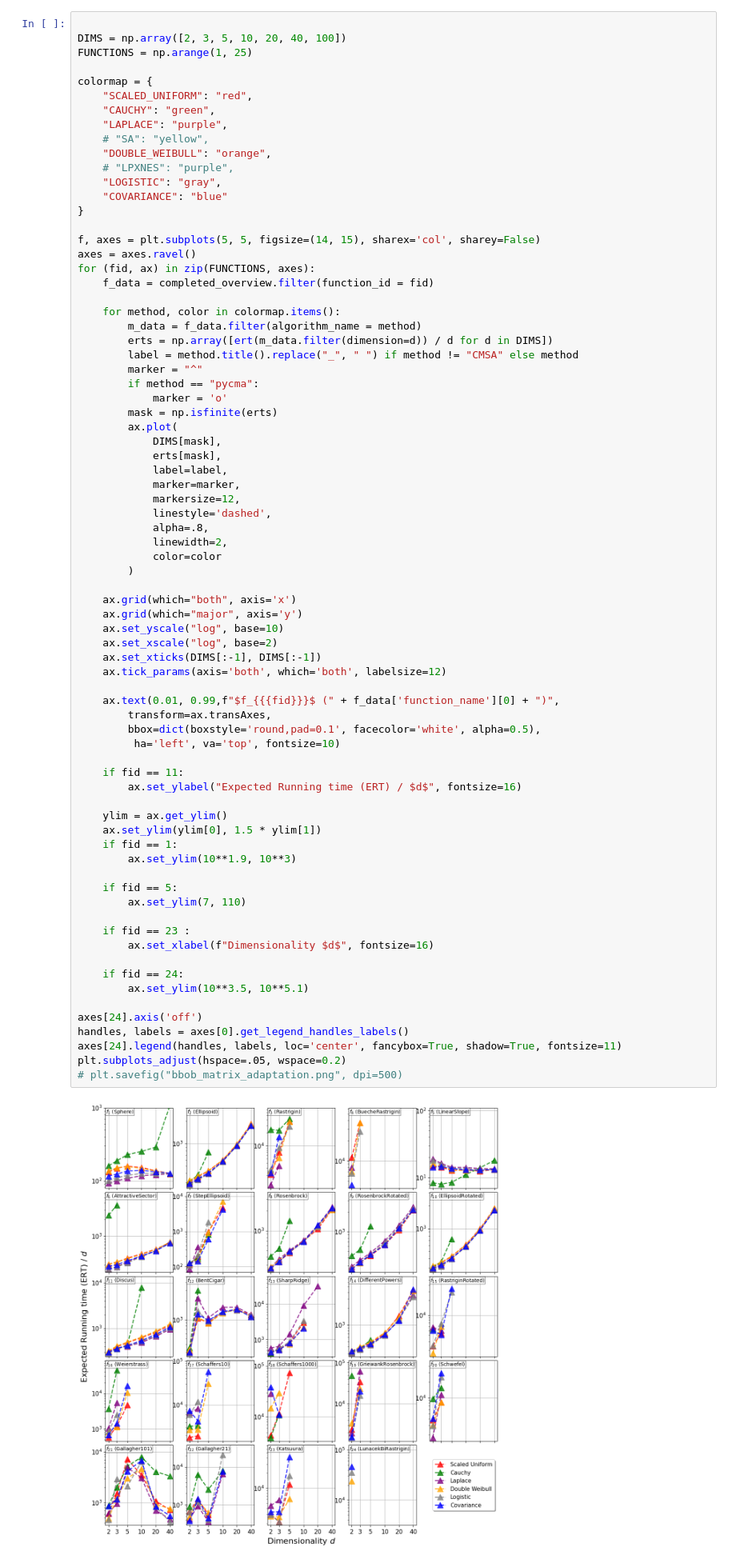
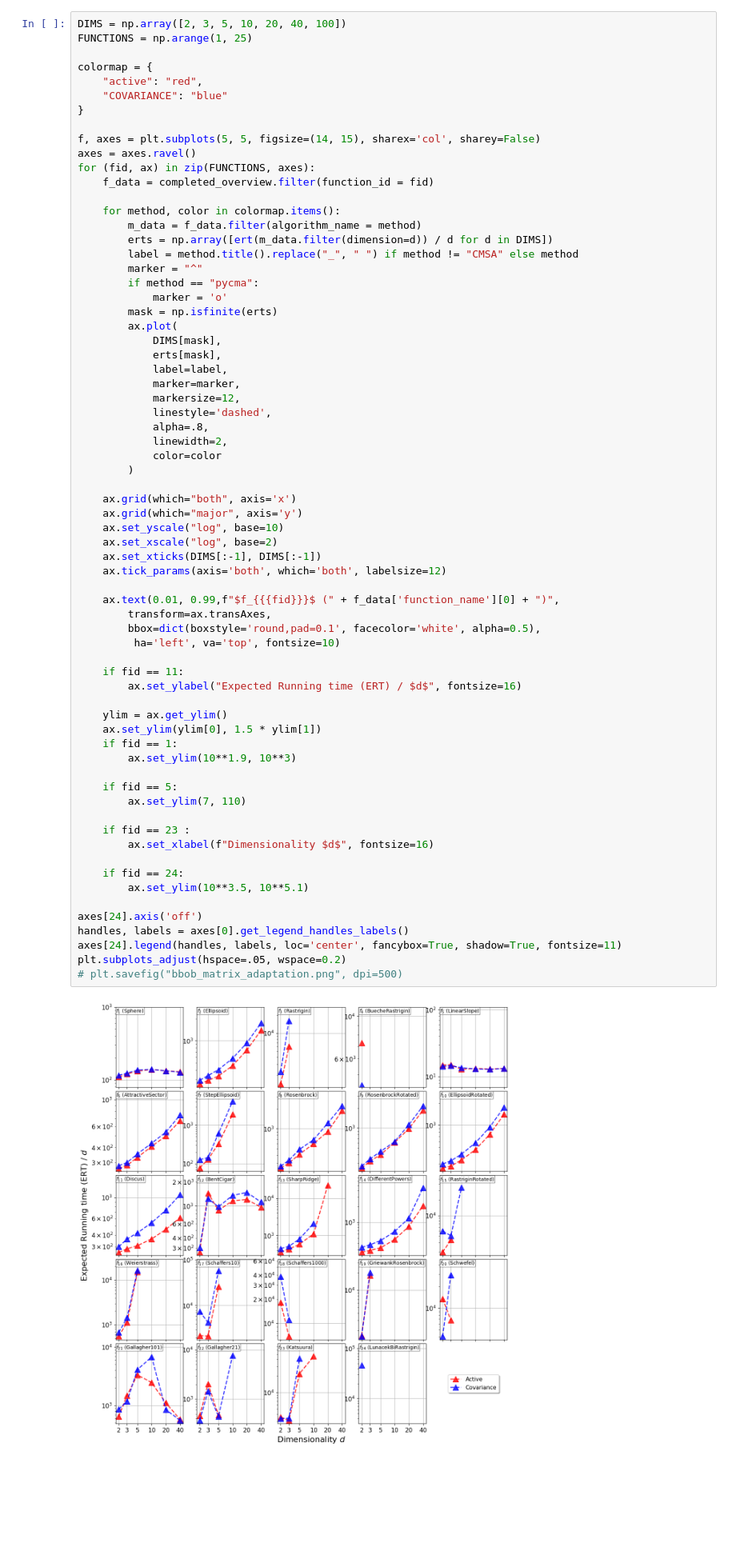
Before and after one commit to IOHprofiler/ModularCMAES, a Jupyter notebook: scripts/matrix/plots.ipynb, the cells around one changed output. Shown: that part at 80% size. Saved outputs shown, nothing was run; the diff lists cells and outputs as text; blank space fills up the shorter version.

```diff
--- a/scripts/matrix/plots.ipynb
+++ b/scripts/matrix/plots.ipynb
@@ -106,18 +106,11 @@ def ert(runs, target = 1e-8):
         return float("inf")
     return total_evals / n_suc
 # %%
-
 DIMS = np.array([2, 3, 5, 10, 20, 40, 100])
 FUNCTIONS = np.arange(1, 25)
 
 colormap = {
-    "SCALED_UNIFORM": "red",
-    "CAUCHY": "green",
-    "LAPLACE": "purple",
-    # "SA": "yellow",
-    "DOUBLE_WEIBULL": "orange",
-    # "LPXNES": "purple",
-    "LOGISTIC": "gray",
+    "active": "red",
     "COVARIANCE": "blue"
 }
 
@@ -154,34 +147,34 @@ for (fid, ax) in zip(FUNCTIONS, axes):
     ax.tick_params(axis='both', which='both', labelsize=12)
 
     ax.text(0.01, 0.99,f"$f_{{{fid}}}$ (" + f_data['function_name'][0] + ")",
         transform=ax.transAxes,
         bbox=dict(boxstyle='round,pad=0.1', facecolor='white', alpha=0.5),
          ha='left', va='top', fontsize=10)
 
     if fid == 11:
         ax.set_ylabel("Expected Running time (ERT) / $d$", fontsize=16)
 
     ylim = ax.get_ylim()
     ax.set_ylim(ylim[0], 1.5 * ylim[1])
     if fid == 1:
         ax.set_ylim(10**1.9, 10**3)
 
     if fid == 5:
         ax.set_ylim(7, 110)
 
     if fid == 23 :
         ax.set_xlabel(f"Dimensionality $d$", fontsize=16)
 
     if fid == 24:
         ax.set_ylim(10**3.5, 10**5.1)
 
 axes[24].axis('off')
 handles, labels = axes[0].get_legend_handles_labels()
 axes[24].legend(handles, labels, loc='center', fancybox=True, shadow=True, fontsize=11)
 plt.subplots_adjust(hspace=.05, wspace=0.2)
 # plt.savefig("bbob_matrix_adaptation.png", dpi=500)
 # %% [output]
-[figure, old version]
+[figure, new version]
 # %%
 
 
```
Also changed, not shown: 1 other file.
